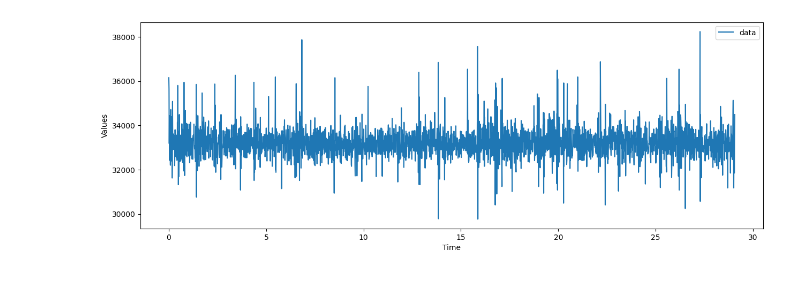
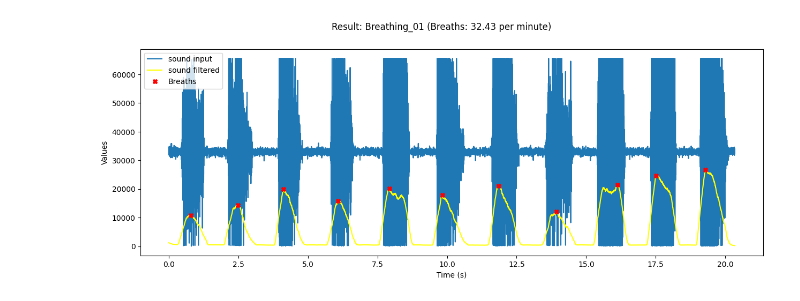
Before and after one commit to JanBoesch/MobileHealthSensing, a Jupyter notebook: V3_Mikrofon/Mikrofon.ipynb, the cells around one changed output. Cells and saved outputs as stored; diff of their text form; code cells hidden in the pictures.

```diff
--- a/V3_Mikrofon/Mikrofon.ipynb
+++ b/V3_Mikrofon/Mikrofon.ipynb
@@ -1,27 +1,48 @@
 # %%
 import pandas as pd
+from scipy import signal
+from scipy.signal import find_peaks
 import matplotlib.pyplot as plt
 import numpy as np
 
 # Read file
-data = pd.read_csv('v3_herz_3.csv')
+data = pd.read_csv('v3_atmung_2.csv')
 
 # X, Y, Z-Werte aus der CSV-Datei extrahieren
-d_values = data['D ']
+d_values = data['D']
 
 # Künstliche Zeitreihe erstellen
-time_series = np.arange(len(data)) * 0.01  # 1 Millisekunden pro Eintrag
+time_series = np.arange(len(data)) * 0.001  # 1 Millisekunden pro Eintrag
+
+# Beispiel für Anomalieerkennung (Schwellenwert: 2 Standardabweichungen)
+mittelwert = np.mean(d_values)
+anomalien = [index for index, freq in enumerate(d_values) if abs(freq - mittelwert)]
+
+test = abs(d_values - mittelwert)
+
+sgf = signal.savgol_filter(test, window_length=300, polyorder=1, mode="nearest")
+peaks, _ = find_peaks(sgf,  height=5000, distance=1000)
+
+# Zeitdifferenzen zwischen aufeinanderfolgenden Peaks auf der künstlichen Zeitreihe berechnen
+time_diffs = np.diff(time_series[peaks])
+
+# Atemzüge pro Minute berechnen
+breaths = 60 / np.mean(time_diffs)
 
 # Create a figure and set its size to 15x5 in.
 fig, ax2 = plt.subplots(figsize=(15,5))
+fig.suptitle(f'Result: Breathing_01 (Breaths: {breaths:.2f} per minute)')
 
 # Plot a line chart
-ax2.plot(time_series, d_values, label='data')
-ax2.set_xlabel('Time')
+ax2.plot(time_series, d_values, label='sound input')
+ax2.plot(time_series, sgf, label='sound filtered', color="yellow")
+ax2.plot(time_series[peaks], sgf[peaks], 'X', label='Breaths', color='red')
+
+ax2.set_xlabel('Time (s)')
 ax2.set_ylabel('Values')
 ax2.legend()
 
 # Show plot
 plt.show()
 # %% [output]
-[figure, old version]
+[figure, new version]
```
Also changed, not shown: parts of 1 cell of this notebook, 11 other files.
